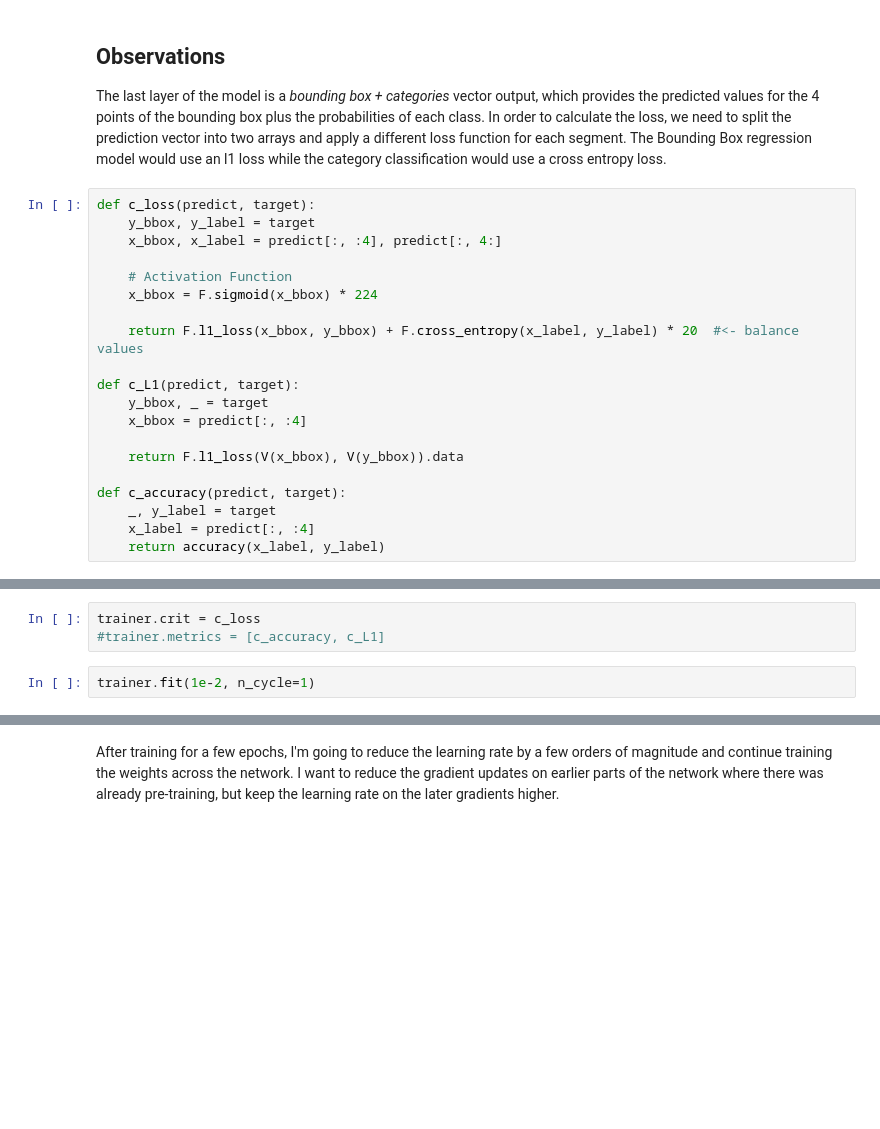
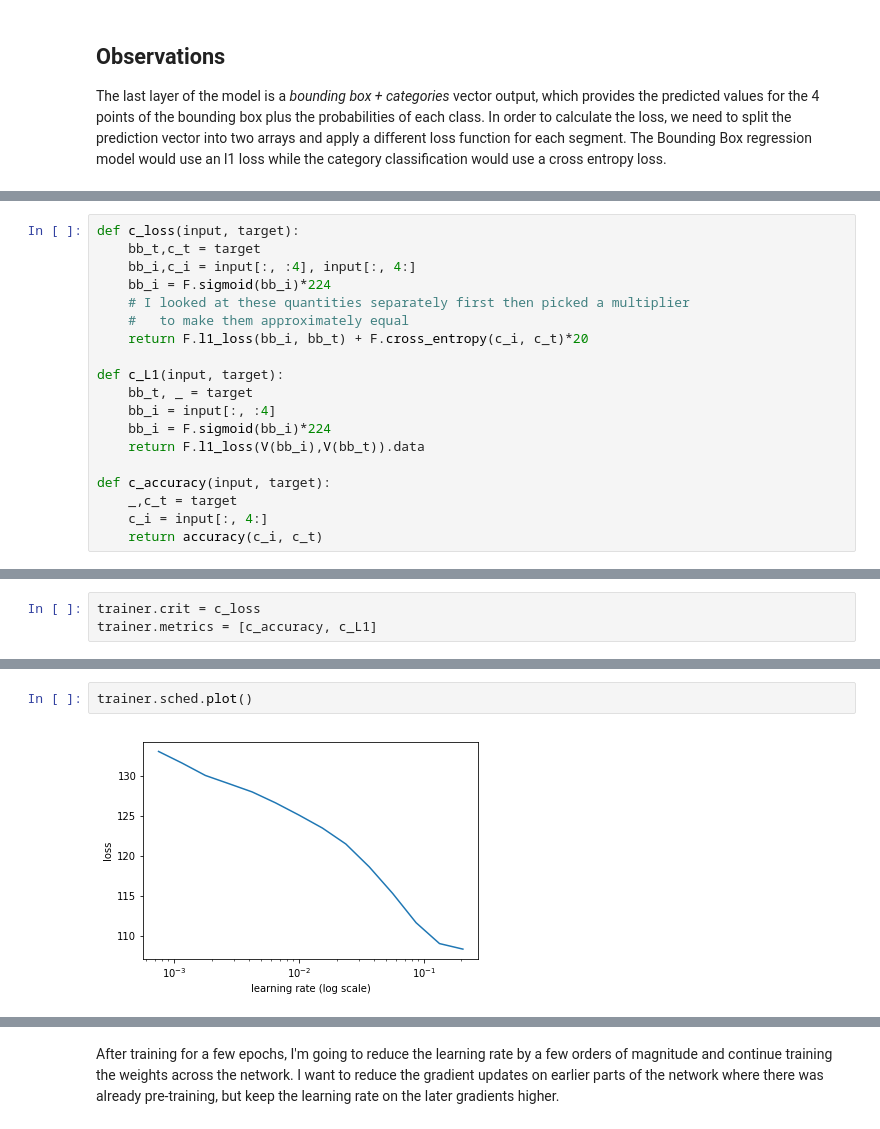
Before and after one commit to JoshZastrow/Object-Detection, a Jupyter notebook: PASCAL-Object-Detection.ipynb, the cells around one changed output, grey strips where cells are left out. Saved outputs shown, nothing was run; the diff lists cells and outputs as text; blank space fills up the shorter version.

```diff
--- a/PASCAL-Object-Detection.ipynb
+++ b/PASCAL-Object-Detection.ipynb
@@ -618,23 +575,3 @@ NotImplementedError:
 # %% [markdown]
 ## Observations
 The last layer of the model is a *bounding box + categories* vector output, which provides the predicted values for the 4 points of the bounding box plus the probabilities of each class. In order to calculate the loss, we need to split the prediction vector into two arrays and apply a different loss function for each segment. The Bounding Box regression model would use an l1 loss while the category classification would use a cross entropy loss.
-# %%
-def c_loss(predict, target):
-    y_bbox, y_label = target
-    x_bbox, x_label = predict[:, :4], predict[:, 4:]
-
-    # Activation Function
-    x_bbox = F.sigmoid(x_bbox) * 224
-
-    return F.l1_loss(x_bbox, y_bbox) + F.cross_entropy(x_label, y_label) * 20  #<- balance values
-
-def c_L1(predict, target):
-    y_bbox, _ = target
-    x_bbox = predict[:, :4]
-
-    return F.l1_loss(V(x_bbox), V(y_bbox)).data
-
-def c_accuracy(predict, target):
-    _, y_label = target
-    x_label = predict[:, :4]
-    return accuracy(x_label, y_label)
@@ -640,0 +580,19 @@ def c_accuracy(predict, target):
+# %%
+def c_loss(input, target):
+    bb_t,c_t = target
+    bb_i,c_i = input[:, :4], input[:, 4:]
+    bb_i = F.sigmoid(bb_i)*224
+    # I looked at these quantities separately first then picked a multiplier
+    #   to make them approximately equal
+    return F.l1_loss(bb_i, bb_t) + F.cross_entropy(c_i, c_t)*20
+
+def c_L1(input, target):
+    bb_t, _ = target
+    bb_i = input[:, :4]
+    bb_i = F.sigmoid(bb_i)*224
+    return F.l1_loss(V(bb_i),V(bb_t)).data
+
+def c_accuracy(input, target):
+    _,c_t = target
+    c_i = input[:, 4:]
+    return accuracy(c_i, c_t)
@@ -641,5 +601,3 @@ def c_accuracy(predict, target):
 # %%
 trainer.crit = c_loss
-#trainer.metrics = [c_accuracy, c_L1]
+trainer.metrics = [c_accuracy, c_L1]
-# %%
-trainer.fit(1e-2, n_cycle=1)
@@ -648,0 +608,4 @@ NotImplementedError:
+# %%
+trainer.sched.plot()
+# %% [output]
+[figure, added]
```
Also changed, not shown: parts of 27 cells of this notebook.
